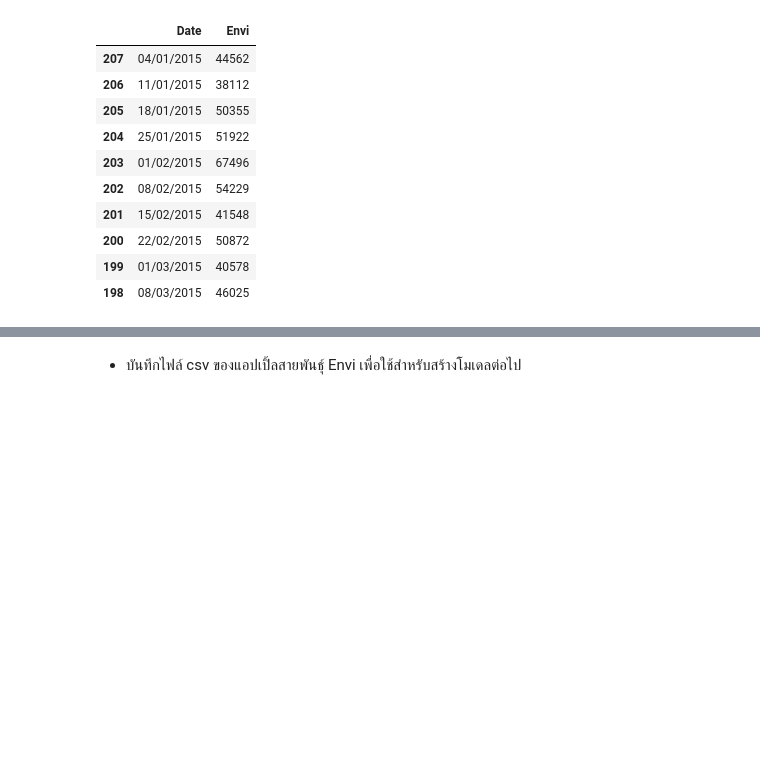
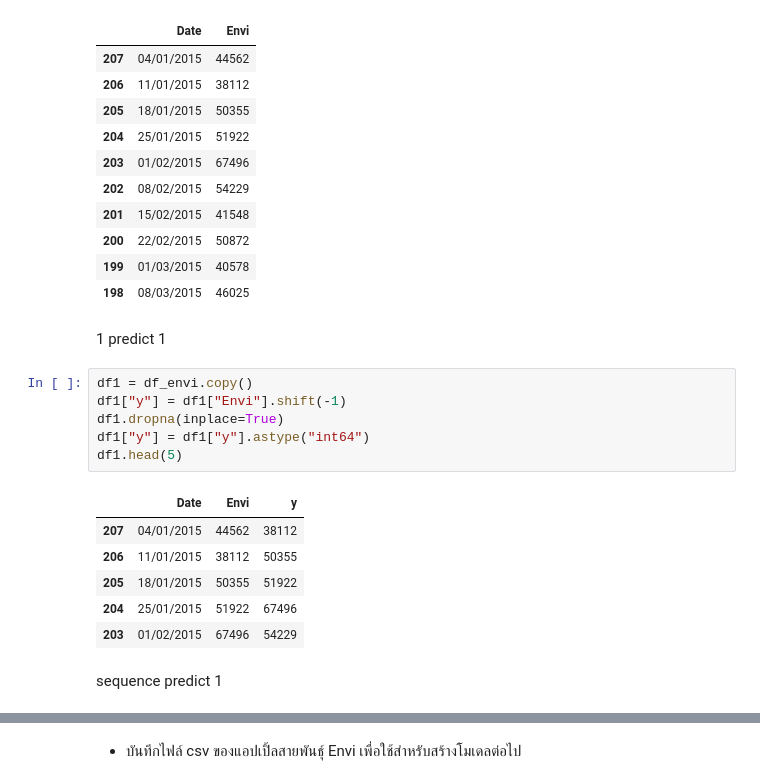
Before and after one commit to OatKID/RegressionMiniProject, a Jupyter notebook: DataSet/Envi/envi.ipynb, the cells around one changed output, grey strips where cells are left out. Cells and saved outputs as stored; diff of their text form; blank space fills up the shorter version.

Commit message:
make 1p1 and sp1 in code of make envi dataset

```diff
--- a/DataSet/Envi/envi.ipynb
+++ b/DataSet/Envi/envi.ipynb
@@ -135,3 +135,20 @@ df_envi.head(10)
 | 200 | 22/02/2015 | 50872 |
 | 199 | 01/03/2015 | 40578 |
 | 198 | 08/03/2015 | 46025 |
+# %% [markdown]
+1 predict 1
+# %%
+df1 = df_envi.copy()
+df1["y"] = df1["Envi"].shift(-1)
+df1.dropna(inplace=True)
+df1["y"] = df1["y"].astype("int64")
+df1.head(5)
+# %% [output]
+|  | Date | Envi | y |
+| 207 | 04/01/2015 | 44562 | 38112 |
+| 206 | 11/01/2015 | 38112 | 50355 |
+| 205 | 18/01/2015 | 50355 | 51922 |
+| 204 | 25/01/2015 | 51922 | 67496 |
+| 203 | 01/02/2015 | 67496 | 54229 |
+# %% [markdown]
+sequence predict 1
```
Also changed, not shown: parts of 2 cells of this notebook, 4 other files.
